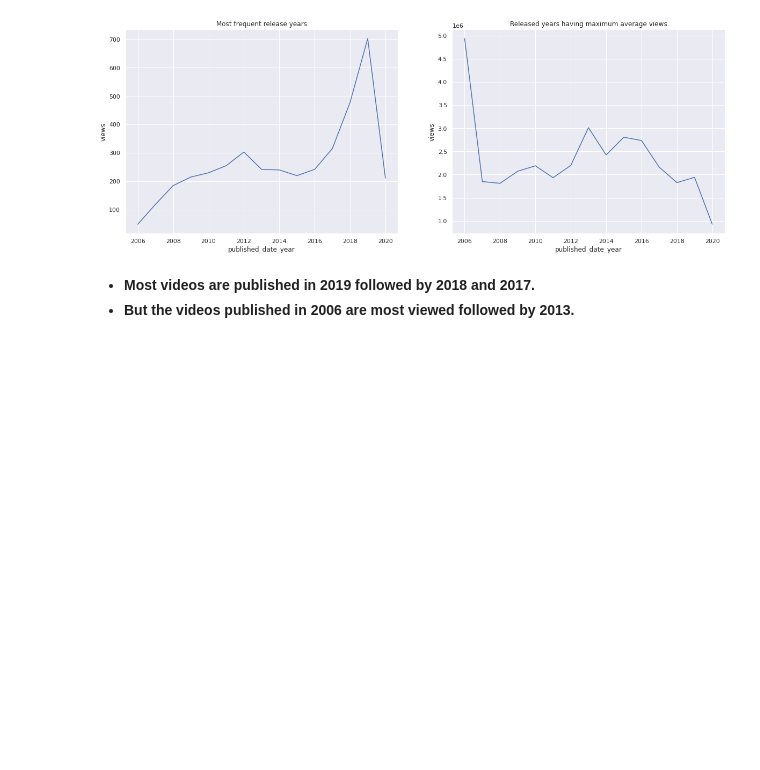
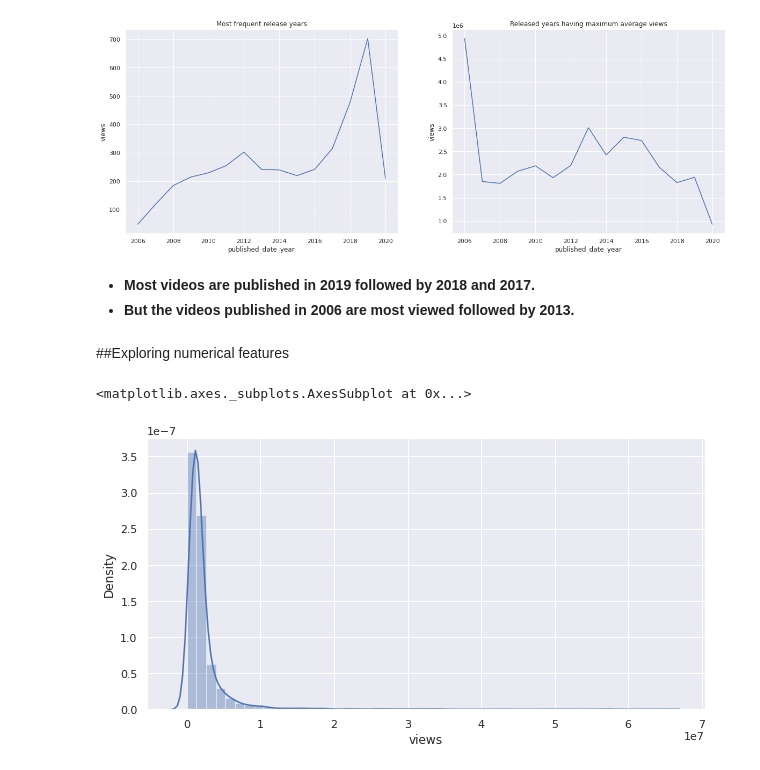
Before and after one commit to Aayushi-Sharma24/TedTalks_Views_Prediction_Regression, a Jupyter notebook: AS_Ted_Talks_Views_Prediction_Capstone_Project.ipynb, the cells around one changed output. Cells and saved outputs as stored; diff of their text form; code cells hidden in the pictures; blank space fills up the shorter version.

```diff
--- a/AS_Ted_Talks_Views_Prediction_Capstone_Project.ipynb
+++ b/AS_Ted_Talks_Views_Prediction_Capstone_Project.ipynb
@@ -600,3 +602,12 @@ sns.lineplot(x='published_date_year',y='views',data=pop_rel_year)
 # %% [markdown]
 * **Most videos are published in 2019 followed by 2018 and 2017.**
 * **But the videos published in 2006 are most viewed followed by 2013.**
+# %% [markdown]
+##Exploring numerical features
+# %%
+#plotting the distplot of target variable
+plt.figure(figsize=(10,5))
+sns.distplot(df['views'])
+# %% [output]
+<matplotlib.axes._subplots.AxesSubplot at 0x...>
+[figure, added]
```
Also changed, not shown: parts of 46 cells of this notebook.
